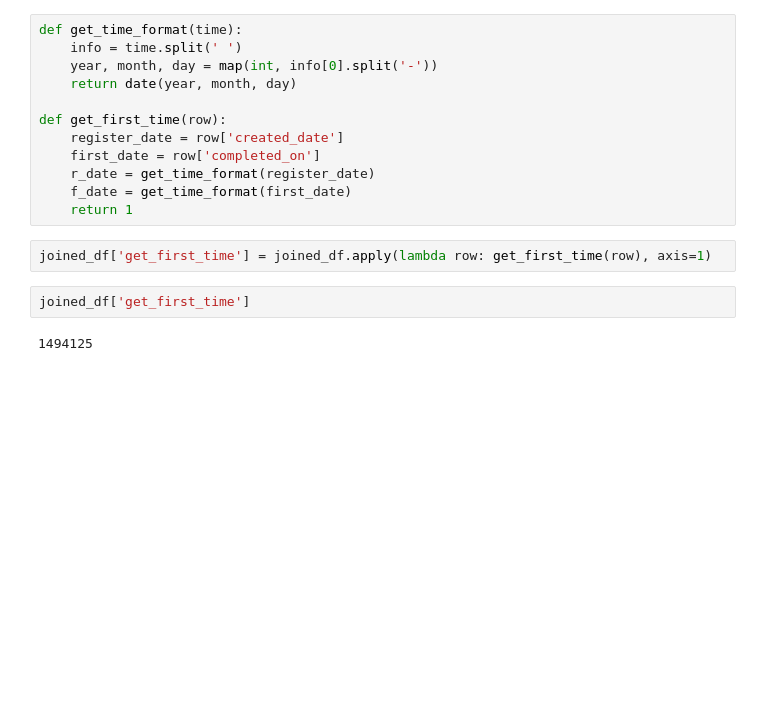
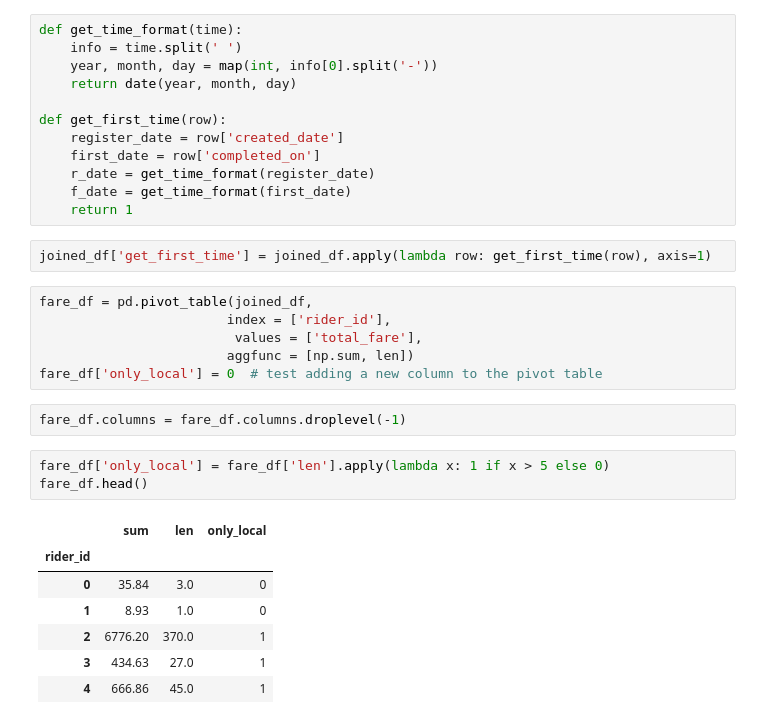
Before and after one commit to alvin319/book-notes, a Jupyter notebook: ride_austin/ride_austin_hackathon.ipynb, the cells around one changed output. Saved outputs shown, nothing was run; the diff lists cells and outputs as text; blank space fills up the shorter version.

```diff
--- a/ride_austin/ride_austin_hackathon.ipynb
+++ b/ride_austin/ride_austin_hackathon.ipynb
@@ -57,7 +27,22 @@ def get_first_time(row):
     return 1
 # %%
 joined_df['get_first_time'] = joined_df.apply(lambda row: get_first_time(row), axis=1)
-# %%
-joined_df['get_first_time']
-# %% [output]
-1494125
+# %%
+fare_df = pd.pivot_table(joined_df,
+                        index = ['rider_id'],
+                         values = ['total_fare'],
+                        aggfunc = [np.sum, len])
+fare_df['only_local'] = 0  # test adding a new column to the pivot table
+# %%
+fare_df.columns = fare_df.columns.droplevel(-1)
+# %%
+fare_df['only_local'] = fare_df['len'].apply(lambda x: 1 if x > 5 else 0)
+fare_df.head()
+# %% [output]
+|  | sum | len | only_local |
+| rider_id |  |  |  |
+| 0 | 35.84 | 3.0 | 0 |
+| 1 | 8.93 | 1.0 | 0 |
+| 2 | 6776.20 | 370.0 | 1 |
+| 3 | 434.63 | 27.0 | 1 |
+| 4 | 666.86 | 45.0 | 1 |
```
Also changed, not shown: parts of 9 cells of this notebook.
